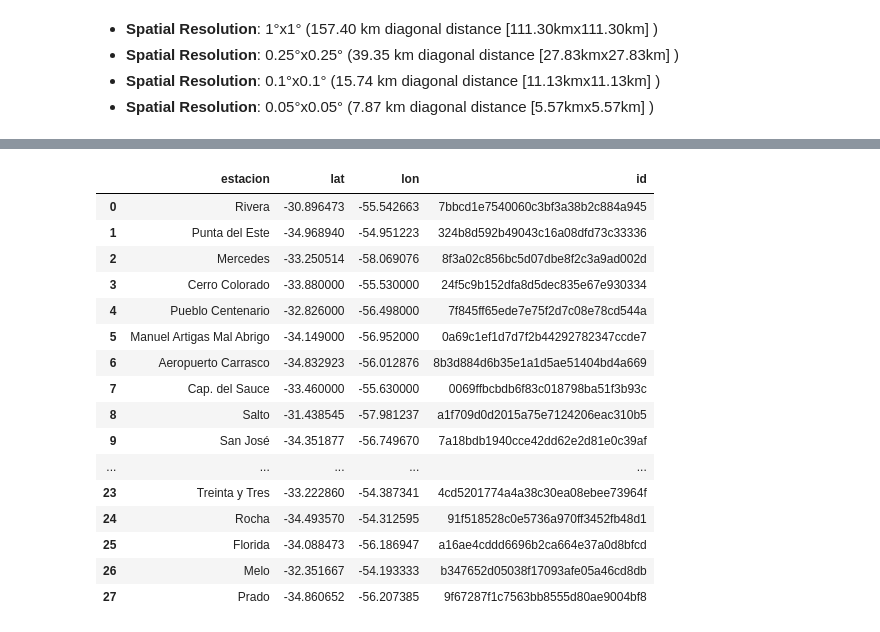
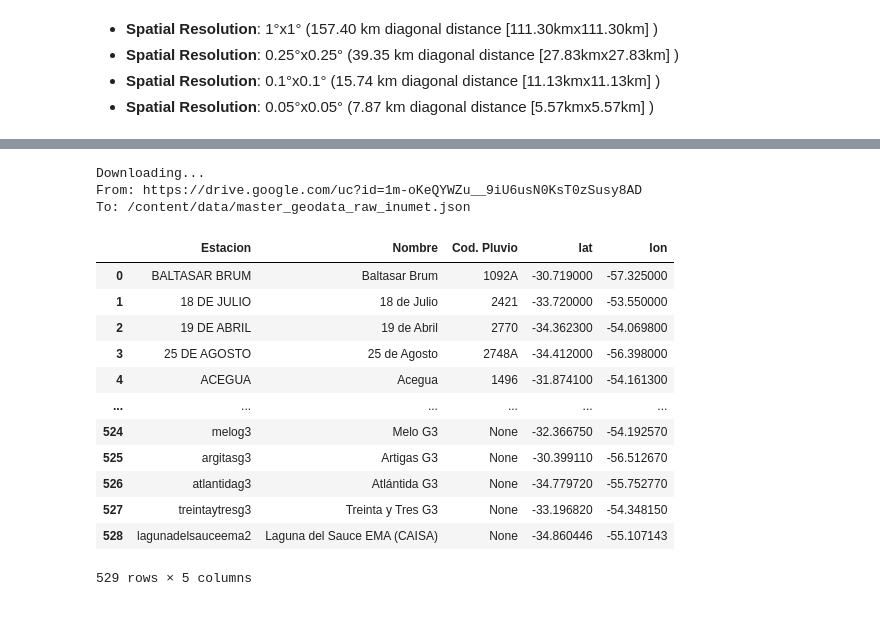
Before and after one commit to ml-as-a-service/SBPP_GAUGE_Uruguay_2000_2020, a Jupyter notebook: 02 - DataSource/02-06 INUMET - Precipitation Data.ipynb, the cells around one changed output, grey strips where cells are left out. Saved outputs shown, nothing was run; the diff lists cells and outputs as text; code cells hidden in the pictures.

```diff
--- a/02 - DataSource/02-06 INUMET - Precipitation Data.ipynb
+++ b/02 - DataSource/02-06 INUMET - Precipitation Data.ipynb
@@ -247,21 +261,30 @@ To: /content/data/stage03_inumet_estaciones_2000_2020.pickle
-# %%
-df_estaciones = pd.read_pickle('./data/stage03_inumet_estaciones_2000_2020.pickle')
-df_estaciones
-# %% [output]
-|  | estacion | lat | lon | id |
-| 0 | Rivera | -30.896473 | -55.542663 | 7bbcd1e7540060c3bf3a38b2c884a945 |
-| 1 | Punta del Este | -34.968940 | -54.951223 | 324b8d592b49043c16a08dfd73c33336 |
-| 2 | Mercedes | -33.250514 | -58.069076 | 8f3a02c856bc5d07dbe8f2c3a9ad002d |
-| 3 | Cerro Colorado | -33.880000 | -55.530000 | 24f5c9b152dfa8d5dec835e67e930334 |
-| 4 | Pueblo Centenario | -32.826000 | -56.498000 | 7f845ff65ede7e75f2d7c08e78cd544a |
-| 5 | Manuel Artigas Mal Abrigo | -34.149000 | -56.952000 | 0a69c1ef1d7d7f2b44292782347ccde7 |
-| 6 | Aeropuerto Carrasco | -34.832923 | -56.012876 | 8b3d884d6b35e1a1d5ae51404bd4a669 |
-| 7 | Cap. del Sauce | -33.460000 | -55.630000 | 0069ffbcbdb6f83c018798ba51f3b93c |
-| 8 | Salto | -31.438545 | -57.981237 | a1f709d0d2015a75e7124206eac310b5 |
-| 9 | San José | -34.351877 | -56.749670 | 7a18bdb1940cce42dd62e2d81e0c39af |
-| ... | ... | ... | ... | ... |
-| 23 | Treinta y Tres | -33.222860 | -54.387341 | 4cd5201774a4a38c30ea08ebee73964f |
-| 24 | Rocha | -34.493570 | -54.312595 | 91f518528c0e5736a970ff3452fb48d1 |
-| 25 | Florida | -34.088473 | -56.186947 | a16ae4cddd6696b2ca664e37a0d8bfcd |
-| 26 | Melo | -32.351667 | -54.193333 | b347652d05038f17093afe05a46cd8db |
-| 27 | Prado | -34.860652 | -56.207385 | 9f67287f1c7563bb8555d80ae9004bf8 |
+# %%
+filename_estaciones_data = "./data/master_geodata_raw_inumet.json"
+!gdown -O $filename_estaciones_data "1m-oKeQYWZu__9iU6usN0KsT0zSusy8AD"
+
+import json
+
+with open(filename_estaciones_data,'r') as f:
+    data = json.loads(f.read())
+
+df_estaciones = pd.json_normalize(data, record_path =['estaciones'])
+df_estaciones = df_estaciones[['Estacion','NombreEstacion','codigoPluviometrico','Latitud','Longitud']]
+df_estaciones = df_estaciones.rename(columns = {'NombreEstacion':'Nombre', 'Latitud':'lat','Longitud':'lon','codigoPluviometrico':'Cod. Pluvio'})
+df_estaciones
+# %% [output]
+Downloading...
+From: https://drive.google.com/uc?id=1m-oKeQYWZu__9iU6usN0KsT0zSusy8AD
+To: /content/data/master_geodata_raw_inumet.json
+|  | Estacion | Nombre | Cod. Pluvio | lat | lon |
+| 0 | BALTASAR BRUM | Baltasar Brum | 1092A | -30.719000 | -57.325000 |
+| 1 | 18 DE JULIO | 18 de Julio | 2421 | -33.720000 | -53.550000 |
+| 2 | 19 DE ABRIL | 19 de Abril | 2770 | -34.362300 | -54.069800 |
+| 3 | 25 DE AGOSTO | 25 de Agosto | 2748A | -34.412000 | -56.398000 |
+| 4 | ACEGUA | Acegua | 1496 | -31.874100 | -54.161300 |
+| ... | ... | ... | ... | ... | ... |
+| 524 | melog3 | Melo G3 | None | -32.366750 | -54.192570 |
+| 525 | argitasg3 | Artigas G3 | None | -30.399110 | -56.512670 |
+| 526 | atlantidag3 | Atlántida G3 | None | -34.779720 | -55.752770 |
+| 527 | treintaytresg3 | Treinta y Tres G3 | None | -33.196820 | -54.348150 |
+| 528 | lagunadelsauceema2 | Laguna del Sauce EMA (CAISA) | None | -34.860446 | -55.107143 |
+529 rows × 5 columns
```
Also changed, not shown: parts of 12 cells of this notebook, 9 other files.
